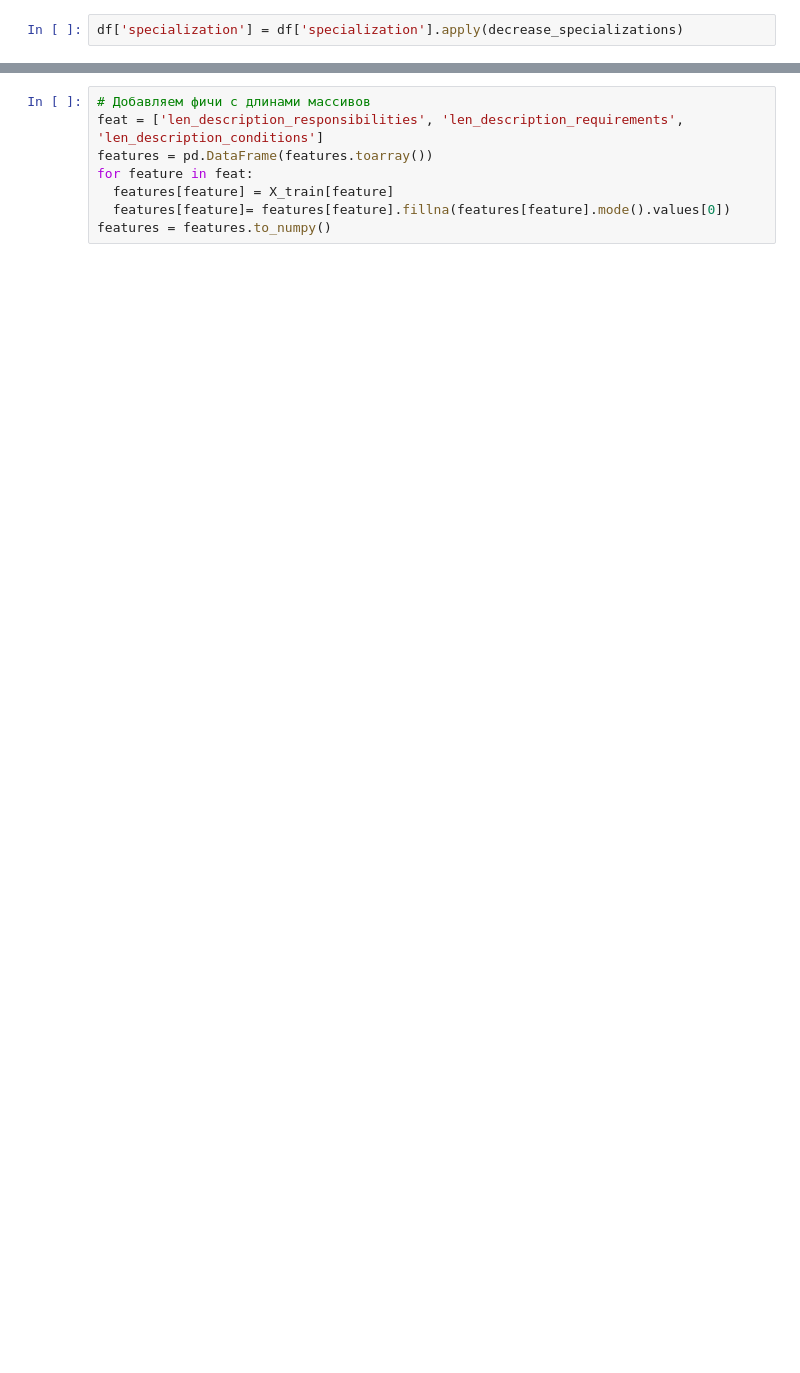
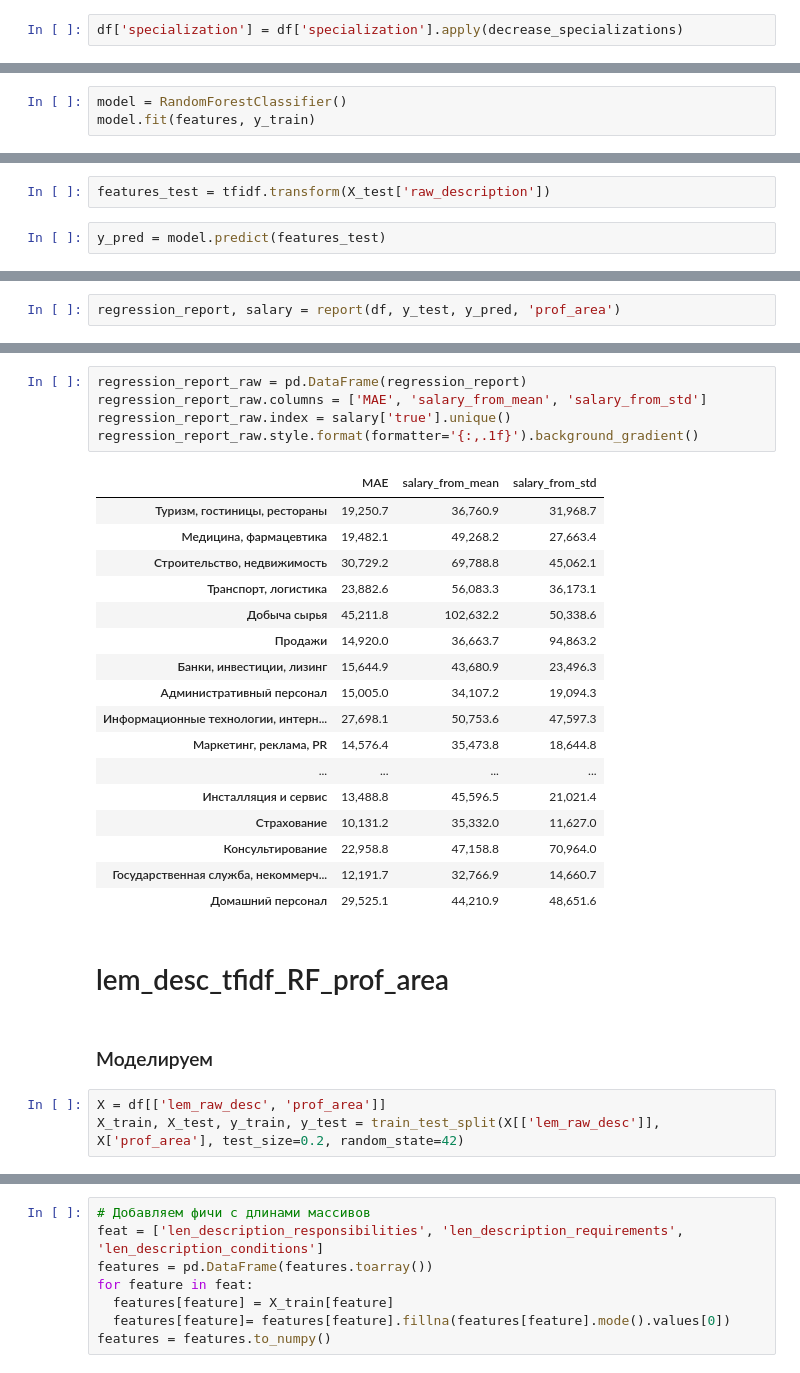
Before and after one commit to alievaliza/MSU_diploma, a Jupyter notebook: notebooks/prof_area_specialization_classification.ipynb, the cells around one changed output, grey strips where cells are left out. Cells and saved outputs as stored; diff of their text form; blank space fills up the shorter version.

```diff
--- a/notebooks/prof_area_specialization_classification.ipynb
+++ b/notebooks/prof_area_specialization_classification.ipynb
@@ -122,0 +241,3 @@ df['specialization'] = df['specialization'].apply(decrease_specializations)
+# %%
+model = RandomForestClassifier()
+model.fit(features, y_train)
@@ -122,0 +248,4 @@ df['specialization'] = df['specialization'].apply(decrease_specializations)
+# %%
+features_test = tfidf.transform(X_test['raw_description'])
+# %%
+y_pred = model.predict(features_test)
@@ -122,0 +257,2 @@ df['specialization'] = df['specialization'].apply(decrease_specializations)
+# %%
+regression_report, salary = report(df, y_test, y_pred, 'prof_area')
@@ -122,0 +284,30 @@ df['specialization'] = df['specialization'].apply(decrease_specializations)
+# %%
+regression_report_raw = pd.DataFrame(regression_report)
+regression_report_raw.columns = ['MAE', 'salary_from_mean', 'salary_from_std']
+regression_report_raw.index = salary['true'].unique()
+regression_report_raw.style.format(formatter='{:,.1f}').background_gradient()
+# %% [output]
+|  | MAE | salary_from_mean | salary_from_std |
+| Туризм, гостиницы, рестораны | 19,250.7 | 36,760.9 | 31,968.7 |
+| Медицина, фармацевтика | 19,482.1 | 49,268.2 | 27,663.4 |
+| Строительство, недвижимость | 30,729.2 | 69,788.8 | 45,062.1 |
+| Транспорт, логистика | 23,882.6 | 56,083.3 | 36,173.1 |
+| Добыча сырья | 45,211.8 | 102,632.2 | 50,338.6 |
+| Продажи | 14,920.0 | 36,663.7 | 94,863.2 |
+| Банки, инвестиции, лизинг | 15,644.9 | 43,680.9 | 23,496.3 |
+| Административный персонал | 15,005.0 | 34,107.2 | 19,094.3 |
+| Информационные технологии, интерн... | 27,698.1 | 50,753.6 | 47,597.3 |
+| Маркетинг, реклама, PR | 14,576.4 | 35,473.8 | 18,644.8 |
+| ... | ... | ... | ... |
+| Инсталляция и сервис | 13,488.8 | 45,596.5 | 21,021.4 |
+| Страхование | 10,131.2 | 35,332.0 | 11,627.0 |
+| Консультирование | 22,958.8 | 47,158.8 | 70,964.0 |
+| Государственная служба, некоммерч... | 12,191.7 | 32,766.9 | 14,660.7 |
+| Домашний персонал | 29,525.1 | 44,210.9 | 48,651.6 |
+# %% [markdown]
+# lem_desc_tfidf_RF_prof_area
+# %% [markdown]
+### Моделируем
+# %%
+X = df[['lem_raw_desc', 'prof_area']]
+X_train, X_test, y_train, y_test = train_test_split(X[['lem_raw_desc']], X['prof_area'], test_size=0.2, random_state=42)
```
Also changed, not shown: parts of 141 cells of this notebook.
